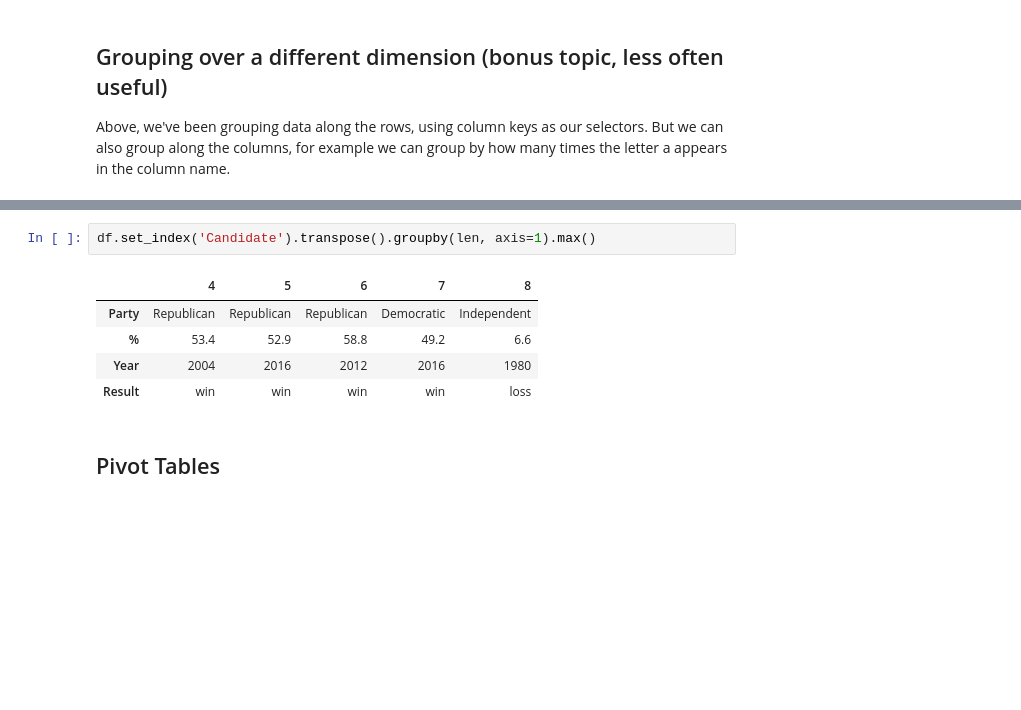
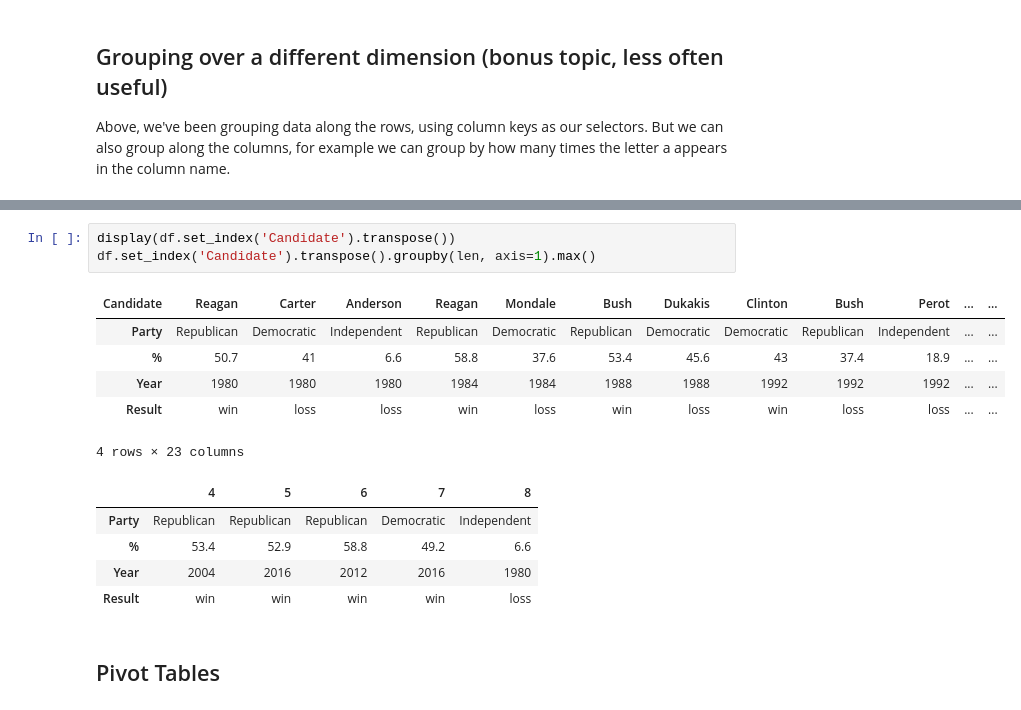
Before and after one commit to zhugeyicixin/DataSci200, a Jupyter notebook: lectures/lec04/04-groupby.ipynb, the cells around one changed output, grey strips where cells are left out. Drawn from its saved outputs; the diff is of its cells as text; blank space fills up the shorter version.

```diff
--- a/lectures/lec04/04-groupby.ipynb
+++ b/lectures/lec04/04-groupby.ipynb
@@ -451,11 +524,18 @@ Index(['Candidate'], dtype='object')
 # %%
+display(df.set_index('Candidate').transpose())
 df.set_index('Candidate').transpose().groupby(len, axis=1).max()
 # %% [output]
-|  | 4 | 5 | 6 | 7 | 8 |
-| Party | Republican | Republican | Republican | Democratic | Independent |
-| % | 53.4 | 52.9 | 58.8 | 49.2 | 6.6 |
-| Year | 2004 | 2016 | 2012 | 2016 | 1980 |
-| Result | win | win | win | win | loss |
+| Candidate | Reagan | Carter | Anderson | Reagan | Mondale | Bush | Dukakis | Clinton | Bush | Perot | ... | ... |
+| Party | Republican | Democratic | Independent | Republican | Democratic | Republican | Democratic | Democratic | Republican | Independent | ... | ... |
+| % | 50.7 | 41 | 6.6 | 58.8 | 37.6 | 53.4 | 45.6 | 43 | 37.4 | 18.9 | ... | ... |
+| Year | 1980 | 1980 | 1980 | 1984 | 1984 | 1988 | 1988 | 1992 | 1992 | 1992 | ... | ... |
+| Result | win | loss | loss | win | loss | win | loss | win | loss | loss | ... | ... |
+4 rows × 23 columns
+|  | 4 | 5 | 6 | 7 | 8 |
+| Party | Republican | Republican | Republican | Democratic | Independent |
+| % | 53.4 | 52.9 | 58.8 | 49.2 | 6.6 |
+| Year | 2004 | 2016 | 2012 | 2016 | 1980 |
+| Result | win | win | win | win | loss |
 # %% [markdown]
 ## Pivot Tables
 # %% [markdown]
```
Also changed, not shown: parts of 4 cells of this notebook.
